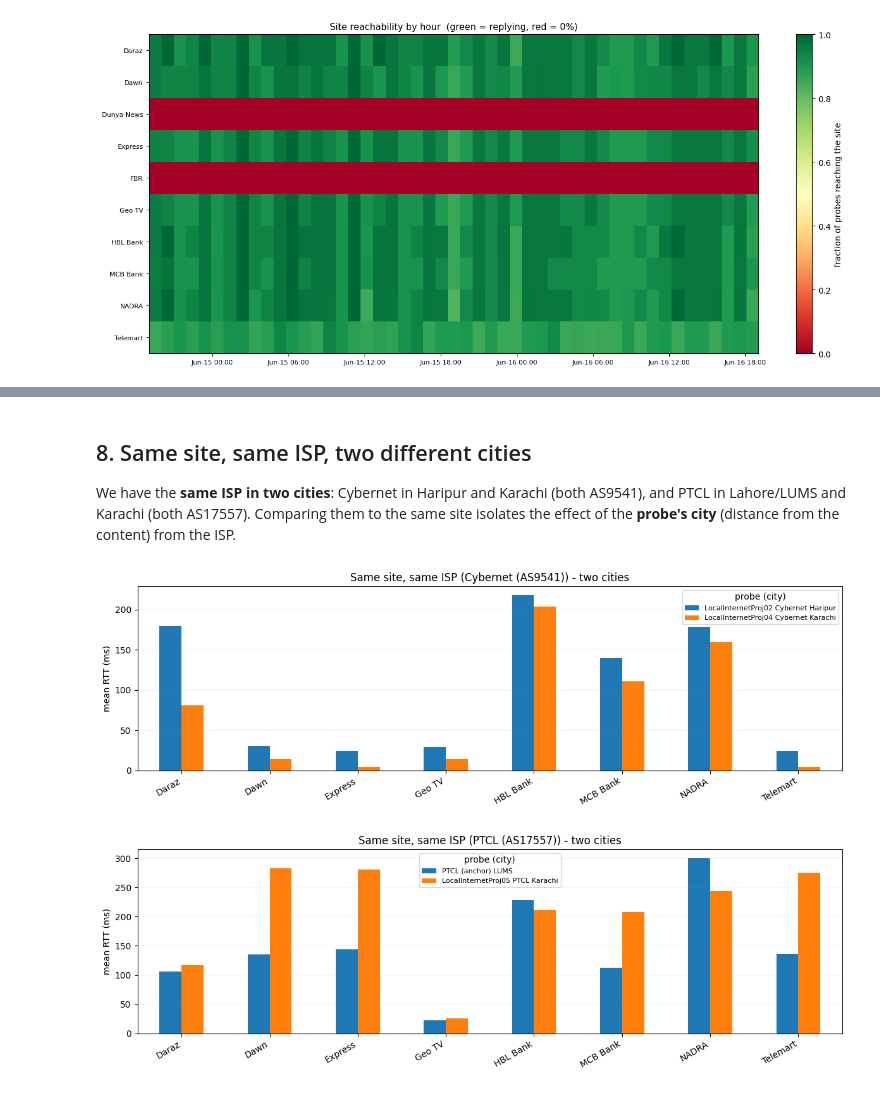
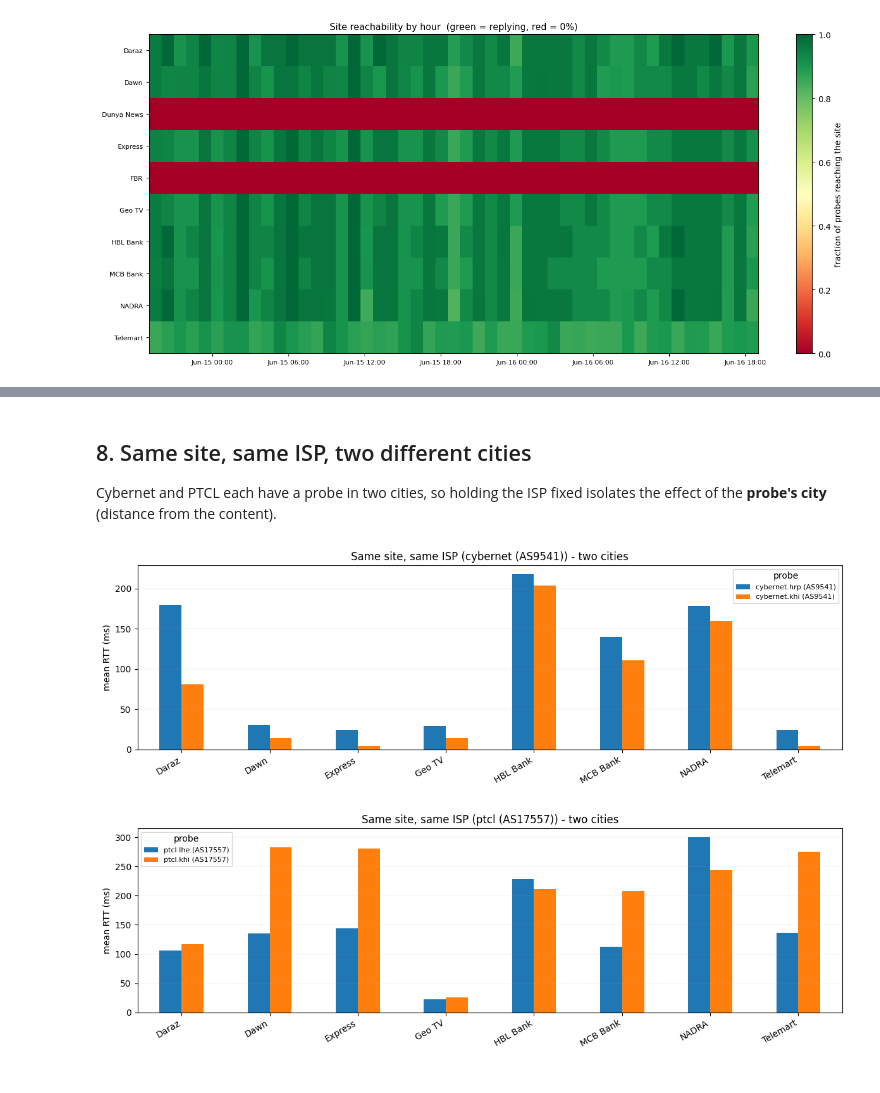
Before and after one commit to msaqib/pkinternet, a Jupyter notebook: findings/03_longitudinal_routing_48h.ipynb, the cells around one changed output, grey strips where cells are left out. Saved outputs shown, nothing was run; the diff lists cells and outputs as text; code cells hidden in the pictures.

```diff
--- a/findings/03_longitudinal_routing_48h.ipynb
+++ b/findings/03_longitudinal_routing_48h.ipynb
@@ -243,26 +351,25 @@ Biggest overhead above the physical floor (measured - theoretical):
 # %% [markdown]
 ## 8. Same site, same ISP, two different cities
 
-We have the **same ISP in two cities**: Cybernet in Haripur and Karachi (both AS9541),
-and PTCL in Lahore/LUMS and Karachi (both AS17557). Comparing them to the same site
-isolates the effect of the **probe's city** (distance from the content) from the ISP.
+Cybernet and PTCL each have a probe in two cities, so holding the ISP fixed isolates the
+effect of the **probe's city** (distance from the content).
 # %%
 pairs = {
-    'Cybernet (AS9541)': ['LocalInternetProj02 Cybernet Haripur', 'LocalInternetProj04 Cybernet Karachi'],
-    'PTCL (AS17557)':    ['PTCL (anchor) LUMS',                    'LocalInternetProj05 PTCL Karachi'],
+    'cybernet (AS9541)': ['cybernet.hrp (AS9541)', 'cybernet.khi (AS9541)'],
+    'ptcl (AS17557)':    ['ptcl.lhe (AS17557)',    'ptcl.khi (AS17557)'],
 }
 for isp, (pa, pb) in pairs.items():
-    m = (ok[ok['probe_city'].isin([pa, pb])]
-         .groupby(['target_label', 'probe_city'])['dest_rtt_ms'].mean().unstack('probe_city')
+    m = (ok[ok['probe'].isin([pa, pb])]
+         .groupby(['target_label', 'probe'])['dest_rtt_ms'].mean().unstack('probe')
          .reindex(columns=[pa, pb]).dropna(how='all'))
     ax = m.plot(kind='bar', figsize=(12, 4))
     ax.set_ylabel('mean RTT (ms)'); ax.set_xlabel('')
     ax.set_title(f'Same site, same ISP ({isp}) - two cities')
-    ax.legend(fontsize=8, title='probe (city)'); ax.grid(True, axis='y', lw=0.3, alpha=0.4)
+    ax.legend(fontsize=8, title='probe'); ax.grid(True, axis='y', lw=0.3, alpha=0.4)
     plt.xticks(rotation=30, ha='right'); plt.tight_layout(); plt.show()
 # %% [output]
-[figure, old version]
+[figure, new version]
-[figure, old version]
+[figure, new version]
 # %% [markdown]
 ## 9. RTT distribution and jitter, same destination across probes
 
```
Also changed, not shown: parts of 21 cells of this notebook, 38 other files.
